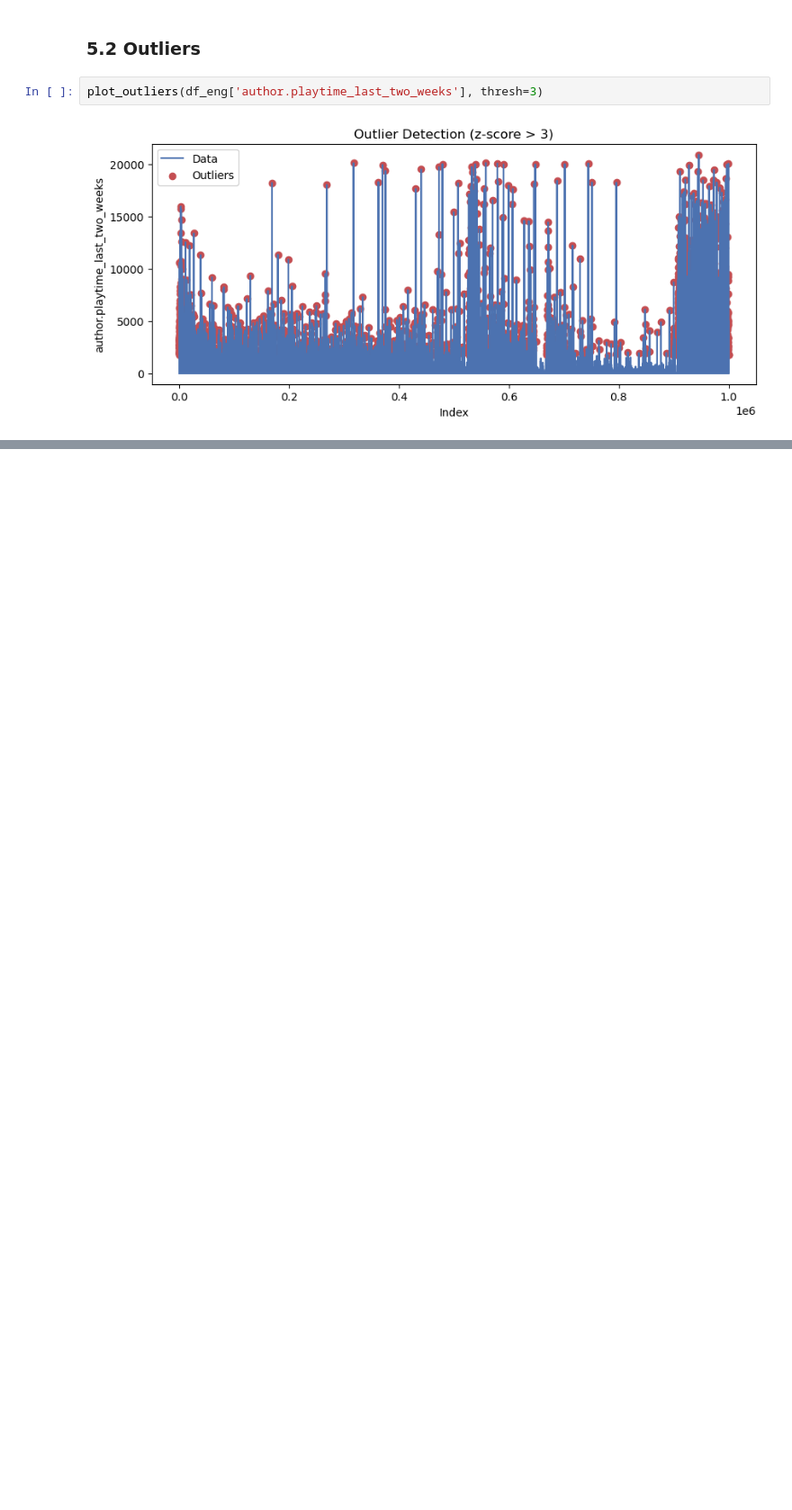
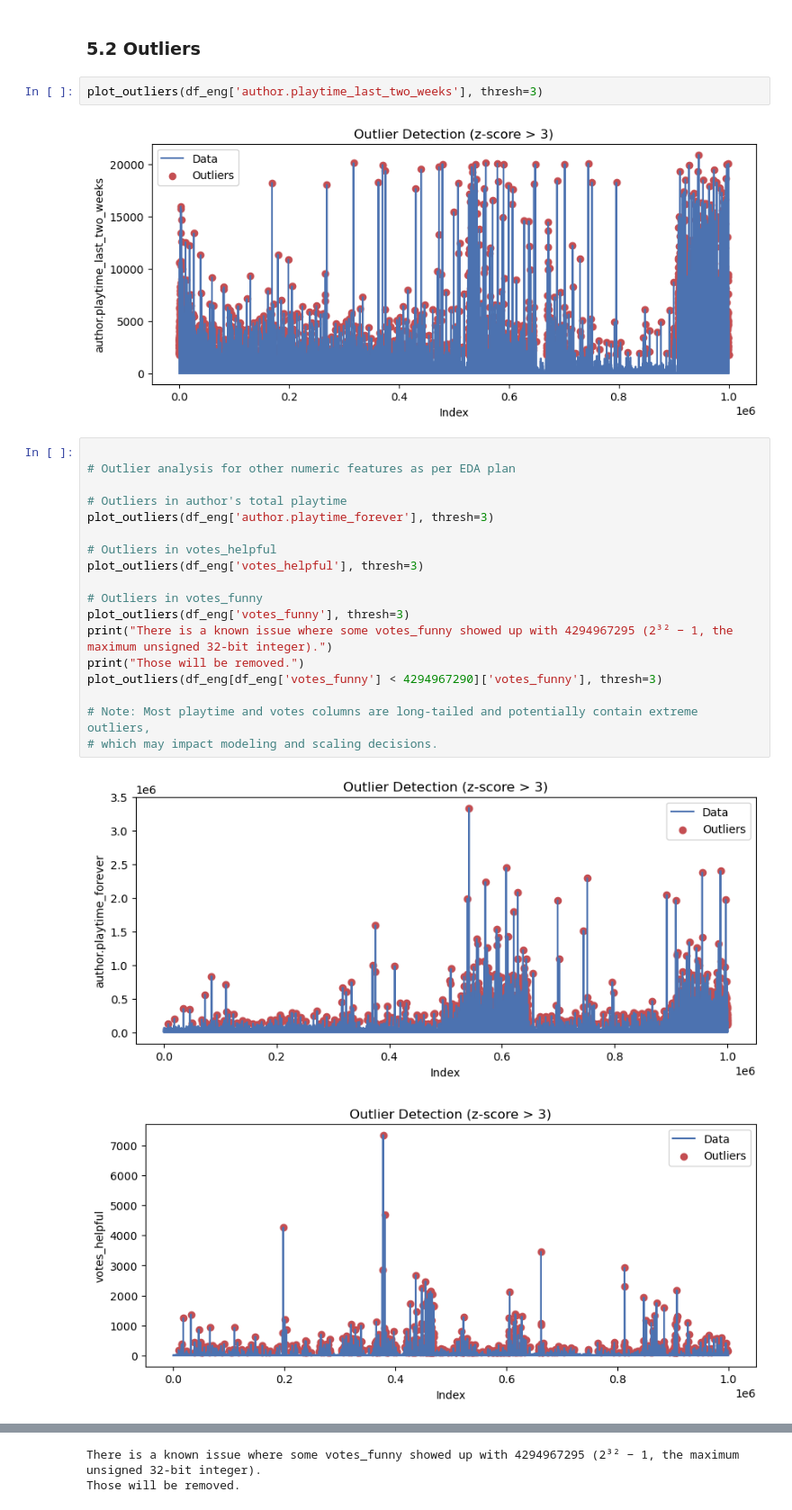
Before and after one commit to rreuther8/steam-review-ml, a Jupyter notebook: notebooks/eda/eda_005_numeric.ipynb, the cells around one changed output, grey strips where cells are left out. Shown at 90% size. Cells and saved outputs as stored; diff of their text form; blank space fills up the shorter version.

```diff
--- a/notebooks/eda/eda_005_numeric.ipynb
+++ b/notebooks/eda/eda_005_numeric.ipynb
@@ -304,3 +304,24 @@ plot_correlation_heatmap(df_eng)
 plot_outliers(df_eng['author.playtime_last_two_weeks'], thresh=3)
 # %% [output]
 [figure]
+# %%
+
+# Outlier analysis for other numeric features as per EDA plan
+
+# Outliers in author's total playtime
+plot_outliers(df_eng['author.playtime_forever'], thresh=3)
+
+# Outliers in votes_helpful
+plot_outliers(df_eng['votes_helpful'], thresh=3)
+
+# Outliers in votes_funny
+plot_outliers(df_eng['votes_funny'], thresh=3)
+print("There is a known issue where some votes_funny showed up with 4294967295 (2³² − 1, the maximum unsigned 32-bit integer).")
+print("Those will be removed.")
+plot_outliers(df_eng[df_eng['votes_funny'] < 4294967290]['votes_funny'], thresh=3)
+
+# Note: Most playtime and votes columns are long-tailed and potentially contain extreme outliers,
+# which may impact modeling and scaling decisions.
+# %% [output]
+[figure, added]
+[figure, added]
@@ -306,0 +329,2 @@ plot_outliers(df_eng['author.playtime_last_two_weeks'], thresh=3)
+There is a known issue where some votes_funny showed up with 4294967295 (2³² − 1, the maximum unsigned 32-bit integer).
+Those will be removed.
```
Also changed, not shown: parts of 1 cell of this notebook, 6 other files.
